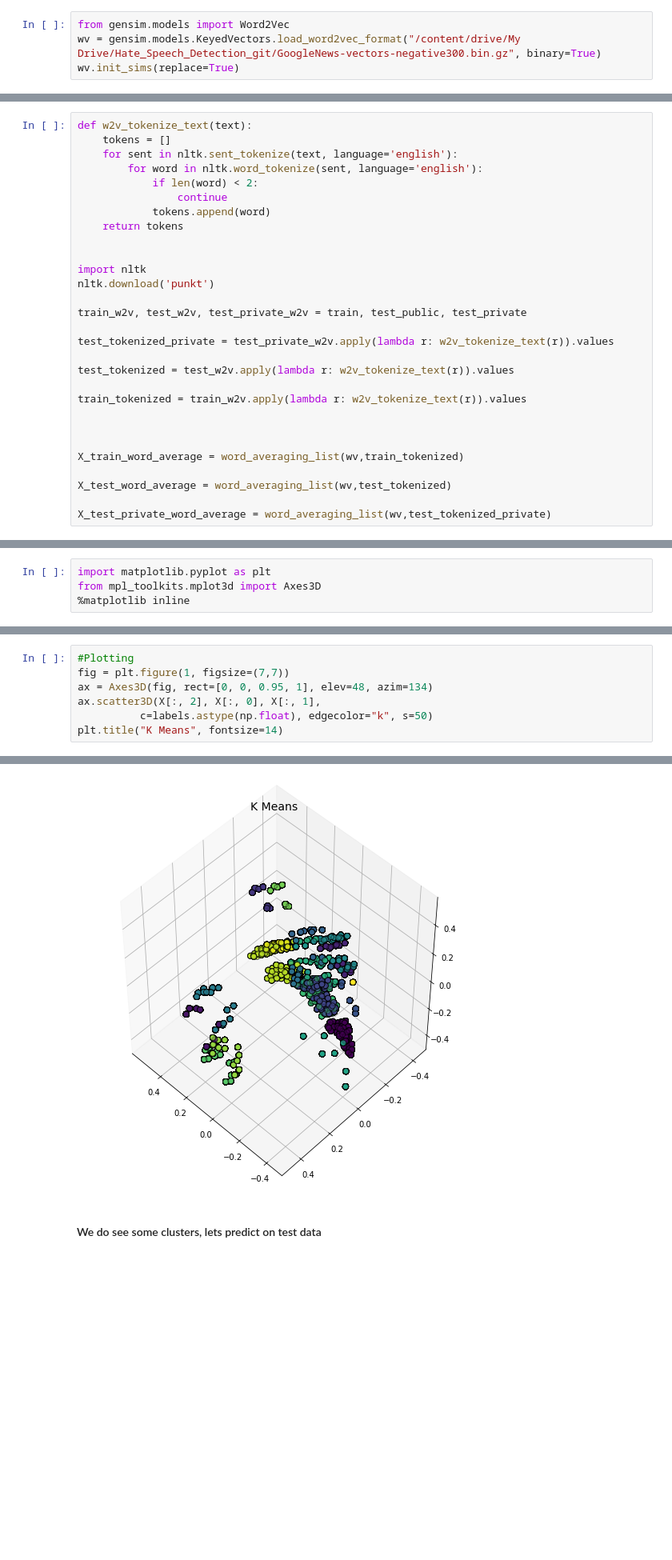
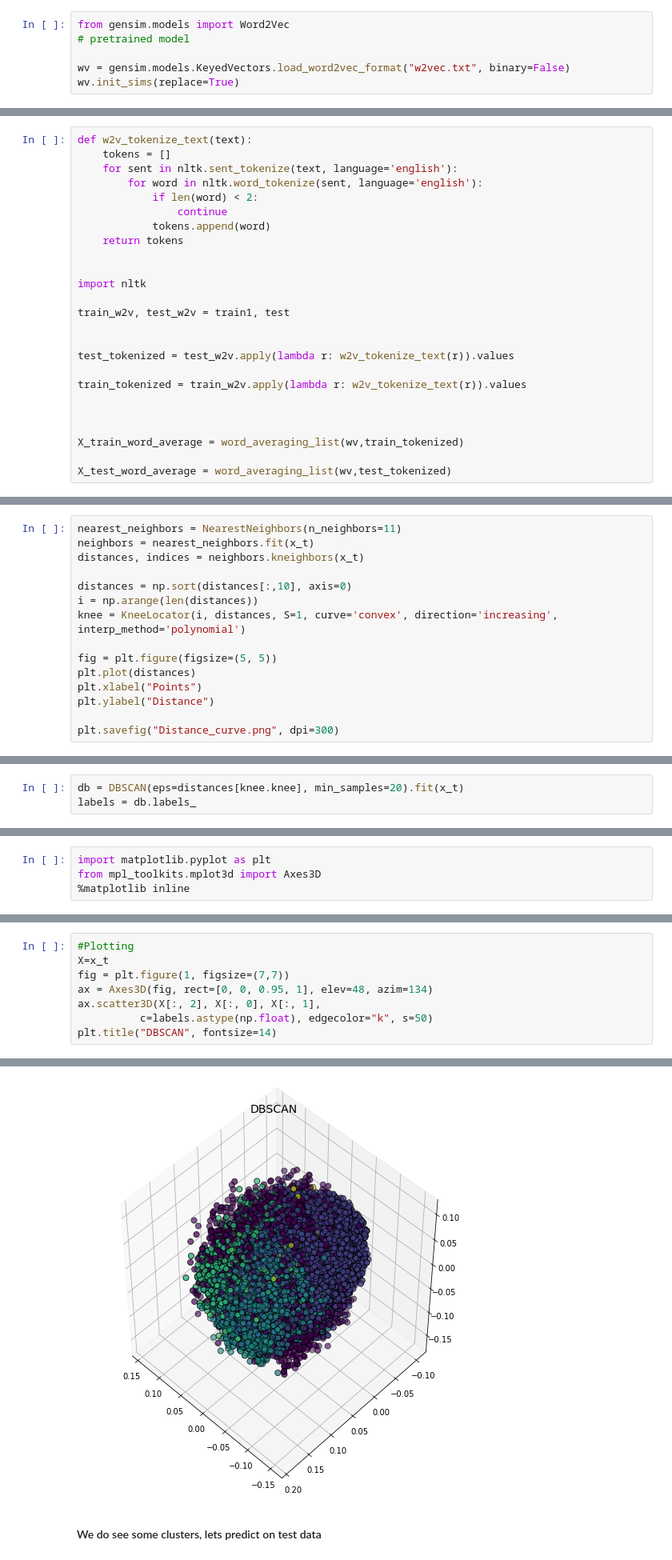
Before and after one commit to vishaldhull09/GS-loggings, a Jupyter notebook: DBSCAN_clustering.ipynb, the cells around one changed output, grey strips where cells are left out. Shown: that part at 80% size. Saved outputs shown, nothing was run; the diff lists cells and outputs as text; blank space fills up the shorter version.

```diff
--- a/Final_Code_pretrained.ipynb
+++ b/DBSCAN_clustering.ipynb
@@ -143,5 +210,7 @@ import logging
 These embeddings need to be downloaded in your local machine, and then can be loaded to transform your document into numeric data
 # %%
 from gensim.models import Word2Vec
-wv = gensim.models.KeyedVectors.load_word2vec_format("/content/drive/My Drive/Hate_Speech_Detection_git/GoogleNews-vectors-negative300.bin.gz", binary=True)
+# pretrained model
+
+wv = gensim.models.KeyedVectors.load_word2vec_format("w2vec.txt", binary=False)
 wv.init_sims(replace=True)
@@ -182,11 +255,9 @@ def w2v_tokenize_text(text):
 
 
 import nltk
-nltk.download('punkt')
 
-train_w2v, test_w2v, test_private_w2v = train, test_public, test_private
+train_w2v, test_w2v = train1, test
 
-test_tokenized_private = test_private_w2v.apply(lambda r: w2v_tokenize_text(r)).values
 
 test_tokenized = test_w2v.apply(lambda r: w2v_tokenize_text(r)).values
 
@@ -197,8 +268,6 @@ train_tokenized = train_w2v.apply(lambda r: w2v_tokenize_text(r)).values
 X_train_word_average = word_averaging_list(wv,train_tokenized)
 
 X_test_word_average = word_averaging_list(wv,test_tokenized)
-
-X_test_private_word_average = word_averaging_list(wv,test_tokenized_private)
 # %% [markdown]
 ### Model after FE
 # %% [markdown]
@@ -247,0 +300,15 @@ km.inertia_
+# %%
+nearest_neighbors = NearestNeighbors(n_neighbors=11)
+neighbors = nearest_neighbors.fit(x_t)
+distances, indices = neighbors.kneighbors(x_t)
+
+distances = np.sort(distances[:,10], axis=0)
+i = np.arange(len(distances))
+knee = KneeLocator(i, distances, S=1, curve='convex', direction='increasing', interp_method='polynomial')
+
+fig = plt.figure(figsize=(5, 5))
+plt.plot(distances)
+plt.xlabel("Points")
+plt.ylabel("Distance")
+
+plt.savefig("Distance_curve.png", dpi=300)
@@ -248,3 +328,6 @@ km.inertia_
+# %%
+db = DBSCAN(eps=distances[knee.knee], min_samples=20).fit(x_t)
+labels = db.labels_
 # %%
 from sklearn.decomposition import PCA
 pca = PCA(n_components=3)
@@ -258,8 +346,9 @@ from mpl_toolkits.mplot3d import Axes3D
 # %%
 #Plotting
+X=x_t
 fig = plt.figure(1, figsize=(7,7))
 ax = Axes3D(fig, rect=[0, 0, 0.95, 1], elev=48, azim=134)
 ax.scatter3D(X[:, 2], X[:, 0], X[:, 1],
           c=labels.astype(np.float), edgecolor="k", s=50)
-plt.title("K Means", fontsize=14)
+plt.title("DBSCAN", fontsize=14)
 # %% [output]
@@ -267,3 +356,3 @@ Text(0.5, 0.92, 'K Means')
-[figure, old version]
+[figure, new version]
 # %% [markdown]
 #### We do see some clusters, lets predict on test data
```
Also changed, not shown: parts of 47 cells of this notebook.
